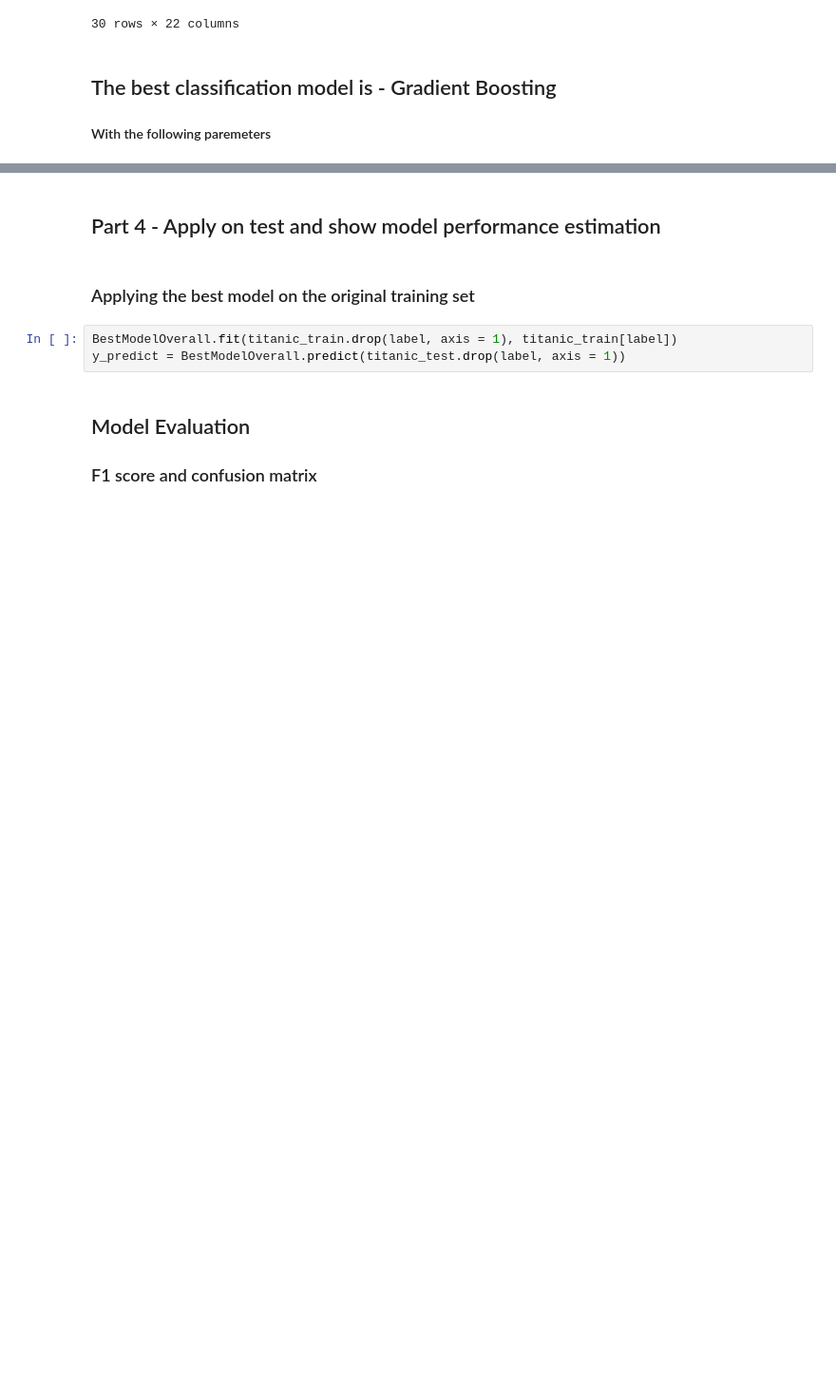
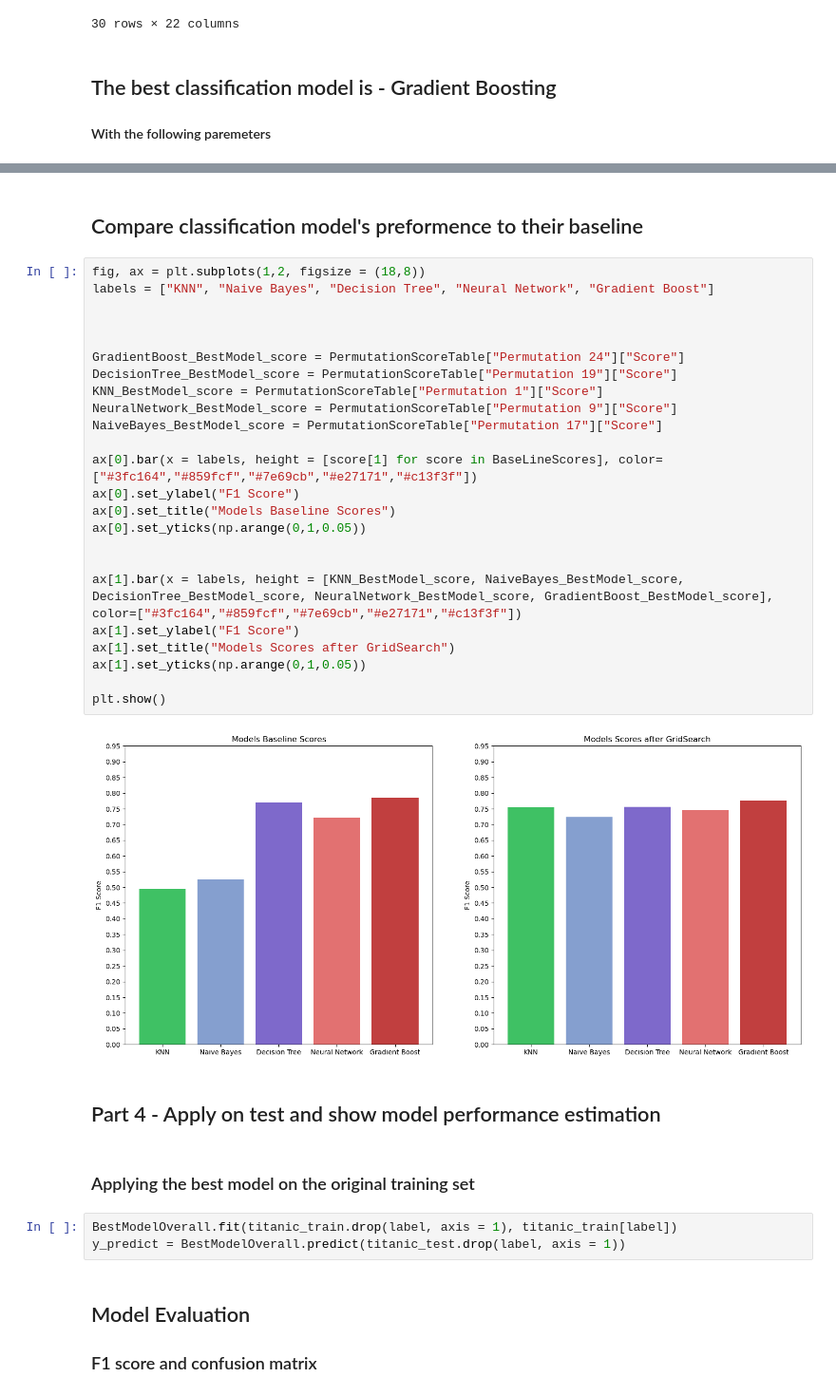
Before and after one commit to David-Saadia/supervised-learning-flow-SoloBranch, a Jupyter notebook: supervised_learning_flow.ipynb, the cells around one changed output, grey strips where cells are left out. Shown at 95% size. Saved outputs shown, nothing was run; the diff lists cells and outputs as text; blank space fills up the shorter version.

```diff
--- a/supervised_learning_flow.ipynb
+++ b/supervised_learning_flow.ipynb
@@ -412,6 +457,34 @@ Pipeline(steps=[('varianceThreshold', VarianceThreshold(threshold=0.01)),
                  GradientBoostingClassifier(learning_rate=0.01,
                                             loss='exponential', max_depth=5,
                                             n_estimators=400))])
+# %% [markdown]
+## Compare classification model's preformence to their baseline
+# %%
+fig, ax = plt.subplots(1,2, figsize = (18,8))
+labels = ["KNN", "Naive Bayes", "Decision Tree", "Neural Network", "Gradient Boost"]
+
+
+
+GradientBoost_BestModel_score = PermutationScoreTable["Permutation 24"]["Score"]
+DecisionTree_BestModel_score = PermutationScoreTable["Permutation 19"]["Score"]
+KNN_BestModel_score = PermutationScoreTable["Permutation 1"]["Score"]
+NeuralNetwork_BestModel_score = PermutationScoreTable["Permutation 9"]["Score"]
+NaiveBayes_BestModel_score = PermutationScoreTable["Permutation 17"]["Score"]
+
+ax[0].bar(x = labels, height = [score[1] for score in BaseLineScores], color=["#3fc164","#859fcf","#7e69cb","#e27171","#c13f3f"])
+ax[0].set_ylabel("F1 Score")
+ax[0].set_title("Models Baseline Scores")
+ax[0].set_yticks(np.arange(0,1,0.05))
+
+
+ax[1].bar(x = labels, height = [KNN_BestModel_score, NaiveBayes_BestModel_score, DecisionTree_BestModel_score, NeuralNetwork_BestModel_score, GradientBoost_BestModel_score], color=["#3fc164","#859fcf","#7e69cb","#e27171","#c13f3f"])
+ax[1].set_ylabel("F1 Score")
+ax[1].set_title("Models Scores after GridSearch")
+ax[1].set_yticks(np.arange(0,1,0.05))
+
+plt.show()
+# %% [output]
+[figure, added]
 # %% [markdown]
 ## Part 4 - Apply on test and show model performance estimation
 # %% [markdown]
```
Also changed, not shown: parts of 24 cells of this notebook.
